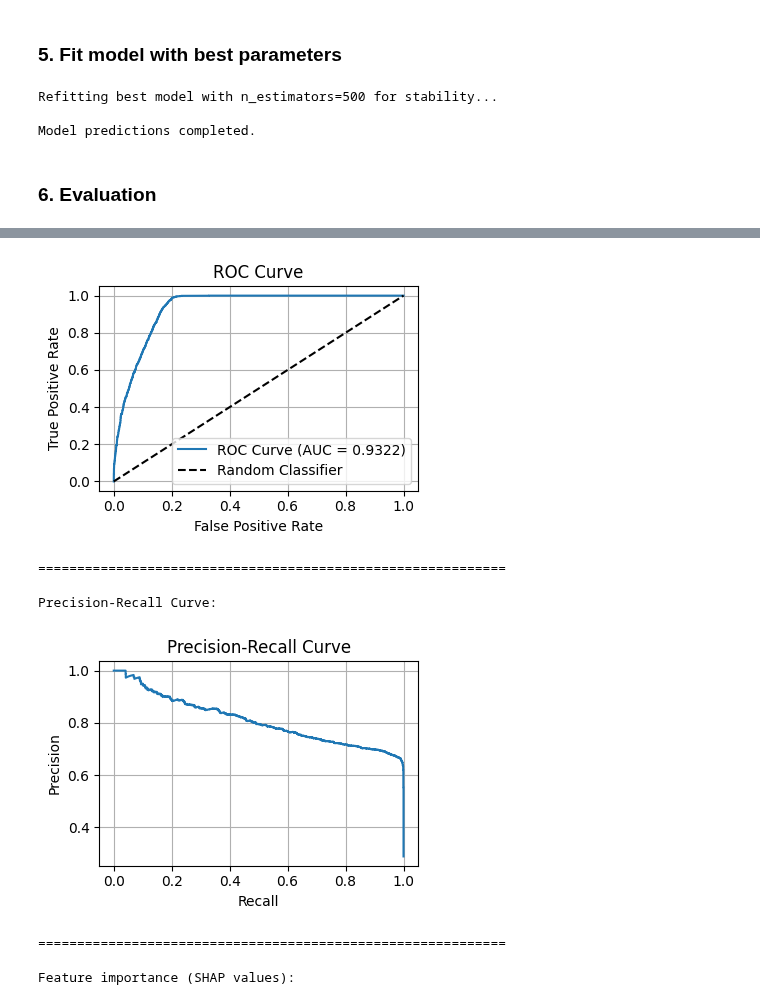
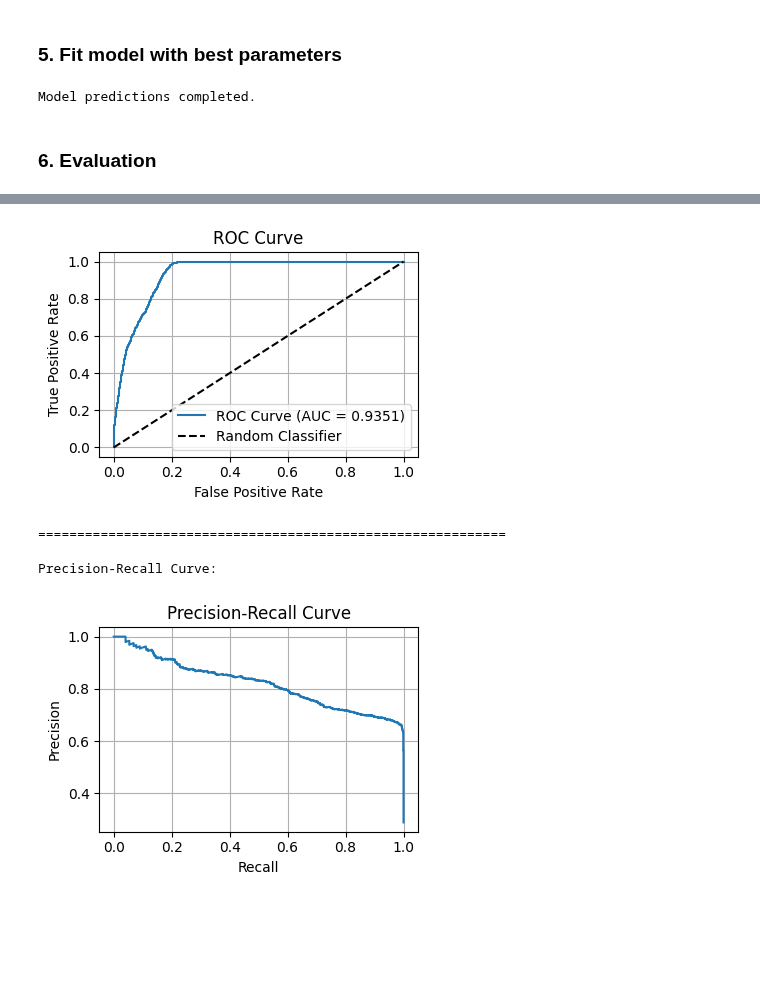
Before and after one commit to renaschaller/Master-Thesis-Music-Streaming, a Jupyter notebook: models/RandomForest_final.ipynb, the cells around one changed output, grey strips where cells are left out. Saved outputs shown, nothing was run; the diff lists cells and outputs as text; code cells hidden in the pictures; blank space fills up the shorter version.

Commit message:
updated model comparisons

```diff
--- a/models/RandomForest_final.ipynb
+++ b/models/RandomForest_final.ipynb
@@ -68,7 +82,7 @@ preprocess = ColumnTransformer([
 # Train-test split
 X_train, X_test, y_train, y_test = train_test_split(
     X_raw, y,
-    test_size=0.3,
+    test_size=0.2,
     random_state=42,
     stratify=y
 )
@@ -96,18 +110,18 @@ Test set size:     (6004, 28)
 ### 4. Hyperparameter Tuning
 # %%
 param_dist = {
-    "rf__n_estimators": randint(120, 260),     # search smaller range for speed
-    "rf__max_depth": [None, 10, 16, 24],
-    "rf__min_samples_split": randint(2, 21),
-    "rf__min_samples_leaf": randint(1, 11),
-    "rf__max_features": ["sqrt", 0.4, 0.6],
-    "rf__max_samples": uniform(0.6, 0.3)
+    "rf__n_estimators": randint(300, 800),
+    "rf__max_depth": [8, 12, 16, 20, None],
+    "rf__min_samples_split": randint(8, 25),
+    "rf__min_samples_leaf": randint(4, 12),
+    "rf__max_features": ["sqrt", 0.4, 0.5],
+    "rf__max_samples": uniform(0.7, 0.25)
 }
 
 search = RandomizedSearchCV(
     estimator=pipe,
     param_distributions=param_dist,
-    n_iter=20,
+    n_iter=50,
     cv=3,
     scoring="roc_auc",
     n_jobs=-1,
@@ -136,8 +146,8 @@ Best CV ROC-AUC: 0.9286
 # %%
 # Fit model with best parameters
 best_model = search.best_estimator_
-best_model.set_params(rf__n_estimators=500)
-print("\nRefitting best model with n_estimators=500 for stability...")
+# Fit with n_estimators increased to 1000
+best_model.set_params(rf__n_estimators=730)
 best_model.fit(X_train, y_train)
 
 # Predictions
@@ -145,18 +155,23 @@ y_pred = best_model.predict(X_test)
 y_pred_proba = best_model.predict_proba(X_test)[:, 1]
 print("\nModel predictions completed.")
 # %% [output]
-Refitting best model with n_estimators=500 for stability...
-
 Model predictions completed.
 # %% [markdown]
 ### 6. Evaluation
 # %%
+
 print("\n" + "="*60)
 print("MODEL PERFORMANCE METRICS")
 print("="*60)
 print("\nClassification Report:")
 # Classification report
-accuracy = accuracy_score(y_test, y_pred)
+accuracy  = accuracy_score(y_test, y_pred)
+prec_score  = precision_score(y_test, y_pred, average="weighted")
+rec_score   = recall_score(y_test, y_pred, average="weighted")
+f1        = f1_score(y_test, y_pred, average="weighted")
+roc_auc   = roc_auc_score(y_test, y_pred_proba)
+pr_auc    = average_precision_score(y_test, y_pred_proba)
+
 print(f"\nAccuracy: {accuracy:.4f}")
 print(classification_report(y_test, y_pred, digits=4))
 
@@ -169,12 +184,9 @@ print("\n" + "="*60)
 print("\nROC-AUC Score and Curve:")
 # ROC-AUC Score and Curve
 try:
-    roc_auc = roc_auc_score(y_test, y_pred_proba)
     print(f"\nROC-AUC Score: {roc_auc:.4f}")
 except Exception:
     print("\nROC-AUC Score: Not available")
-
-f1 = f1_score(y_test, y_pred, average="weighted")
 print(f"F1 Score (weighted): {f1:.4f}")
 fig1, ax1 = plt.subplots(figsize=(4, 3))
 try:
@@ -206,27 +218,27 @@ except Exception:
 plt.tight_layout()
 plt.show()
 
-print("\n" + "="*60)
-print("\nFeature importance (SHAP values):")
-# Feature importance (SHAP values)
+# Saving metrics to JSON
+rf_scores = {
+    "roc_auc":   float(roc_auc),
+    "pr_auc":    float(pr_auc),
+    "precision": float(prec_score),
+    "recall":    float(rec_score),
+    "f1":        float(f1)
+}
 
-prep = best_model.named_steps["prep"]
-rf   = best_model.named_steps["rf"]
+scores_path = "final_scores.json"
 
-X_test_t = prep.transform(X_test)
+if os.path.exists(scores_path):
+    with open(scores_path, "r") as f:
+        all_scores = json.load(f)
+else:
+    all_scores = {}
 
-explainer = shap.TreeExplainer(rf)
-shap_values_all = explainer.shap_values(X_test_t)
-shap_values_pos = shap_values_all[:, :, 1]
-feature_names = list(num_cols) + list(cat_cols)
+all_scores["RandomForest"] = rf_scores
 
-shap.summary_plot(
-    shap_values_pos,
-    features=X_test_t,
-    feature_names=feature_names,
-    plot_type="dot",
-    max_display=20
-)
+with open(scores_path, "w") as f:
+    json.dump(all_scores, f, indent=2)
 # %% [output]
 ============================================================
 MODEL PERFORMANCE METRICS
@@ -248,8 +260,5 @@ F1 Score (weighted): 0.8638
-[figure, old version]
+[figure, new version]
 ============================================================
 
 Precision-Recall Curve:
-[figure, old version]
+[figure, new version]
-============================================================
-
-Feature importance (SHAP values):
```
Also changed, not shown: parts of 7 cells of this notebook, 2 other files.
